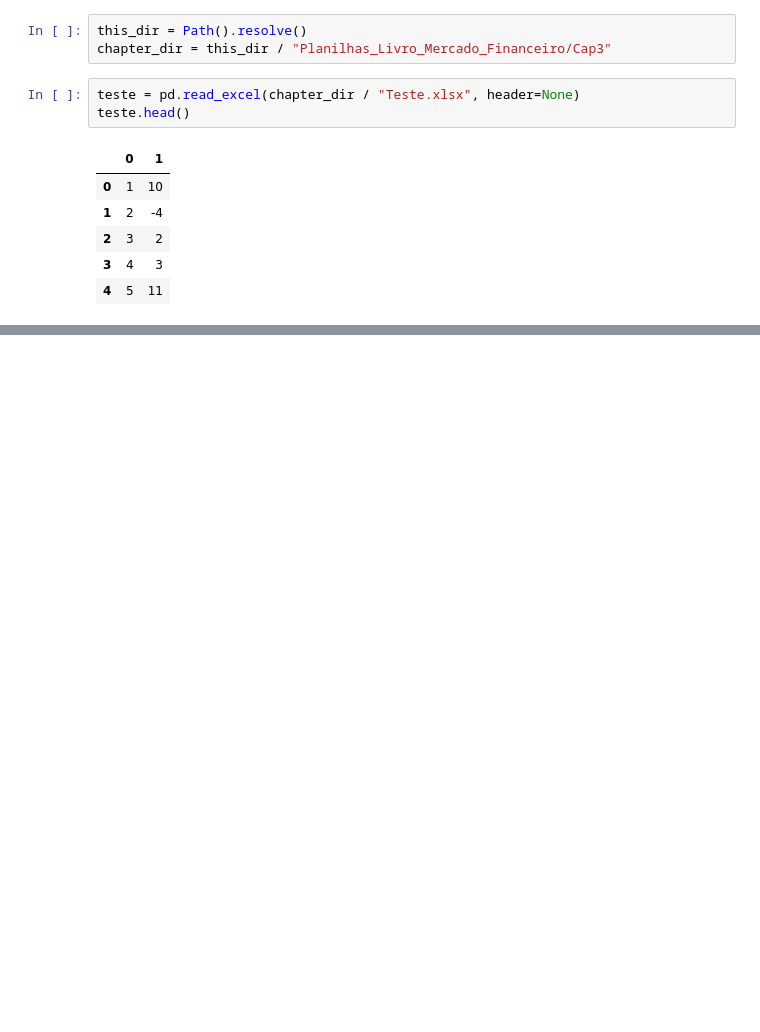
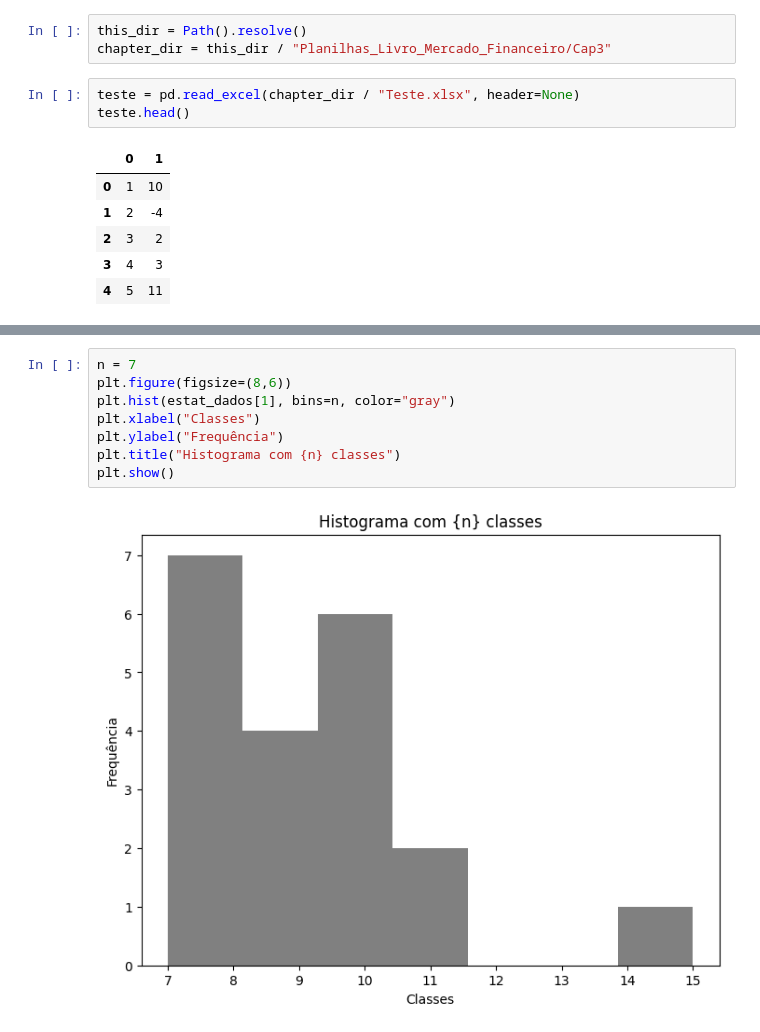
Before and after one commit to eraosso/PMF, a Jupyter notebook: Capitulo-3.ipynb, the cells around one changed output, grey strips where cells are left out. Saved outputs shown, nothing was run; the diff lists cells and outputs as text; blank space fills up the shorter version.

```diff
--- a/Capitulo-3.ipynb
+++ b/Capitulo-3.ipynb
@@ -19,0 +65,10 @@ teste.head()
+# %%
+n = 7
+plt.figure(figsize=(8,6))
+plt.hist(estat_dados[1], bins=n, color="gray")
+plt.xlabel("Classes")
+plt.ylabel("Frequência")
+plt.title("Histograma com {n} classes")
+plt.show()
+# %% [output]
+[figure, added]
```
Also changed, not shown: parts of 7 cells of this notebook.
